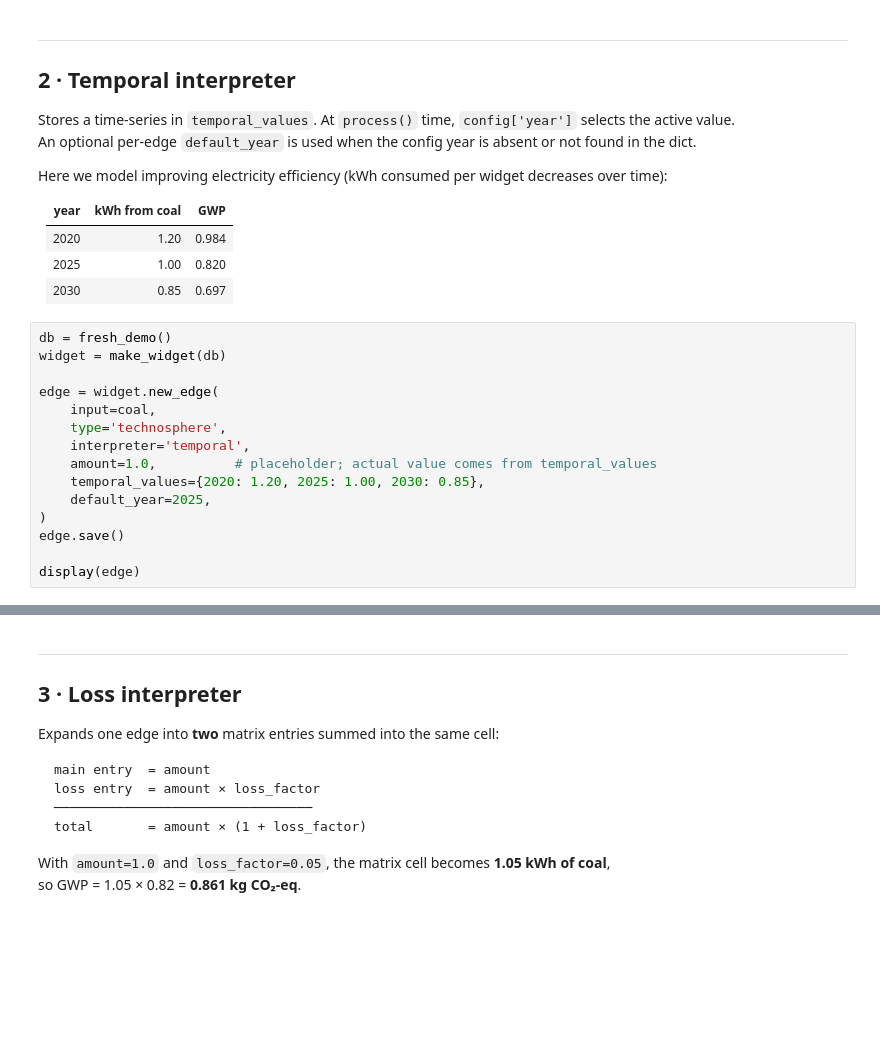
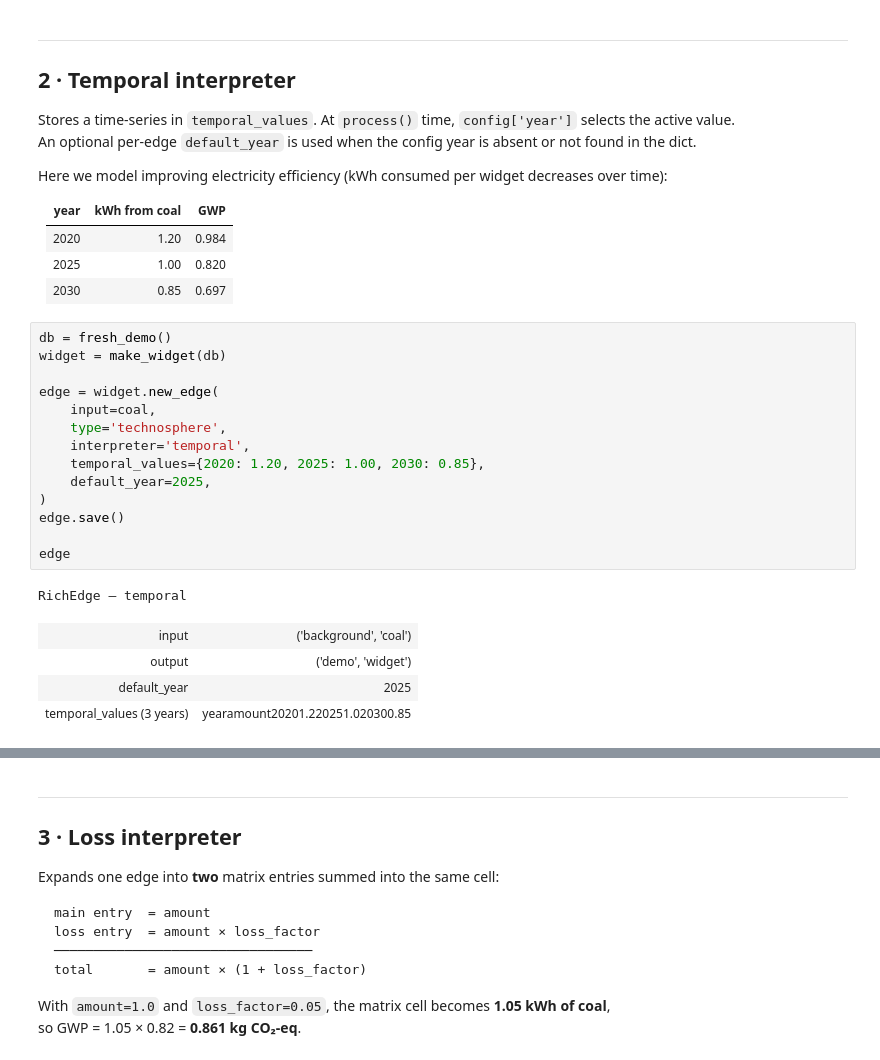
Before and after one commit to brightway-lca/edge-of-the-world, a Jupyter notebook: dev/getting_started.ipynb, the cells around one changed output, grey strips where cells are left out. Cells and saved outputs as stored; diff of their text form; blank space fills up the shorter version.

```diff
--- a/dev/getting_started.ipynb
+++ b/dev/getting_started.ipynb
@@ -131,17 +142,22 @@ Here we model improving electricity efficiency (kWh consumed per widget decrease
 # %%
 db = fresh_demo()
 widget = make_widget(db)
 
 edge = widget.new_edge(
     input=coal,
     type='technosphere',
     interpreter='temporal',
-    amount=1.0,          # placeholder; actual value comes from temporal_values
     temporal_values={2020: 1.20, 2025: 1.00, 2030: 0.85},
     default_year=2025,
 )
 edge.save()
 
-display(edge)
+edge
+# %% [output]
+RichEdge — temporal
+| input | ('background', 'coal') |
+| output | ('demo', 'widget') |
+| default_year | 2025 |
+| temporal_values (3 years) | yearamount20201.220251.020300.85 |
 # %%
 for year, expected in [(2020, 1.20 * 0.82), (2025, 1.00 * 0.82), (2030, 0.85 * 0.82)]:
```
Also changed, not shown: parts of 20 cells of this notebook, 7 other files.
